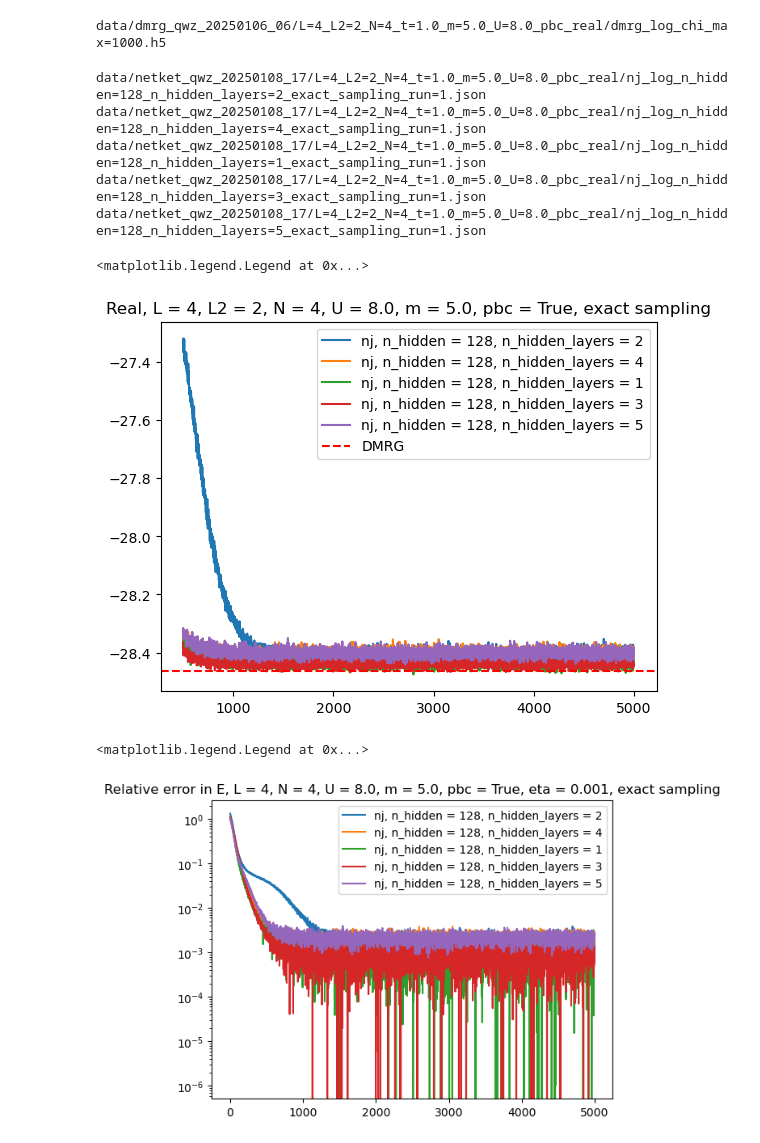
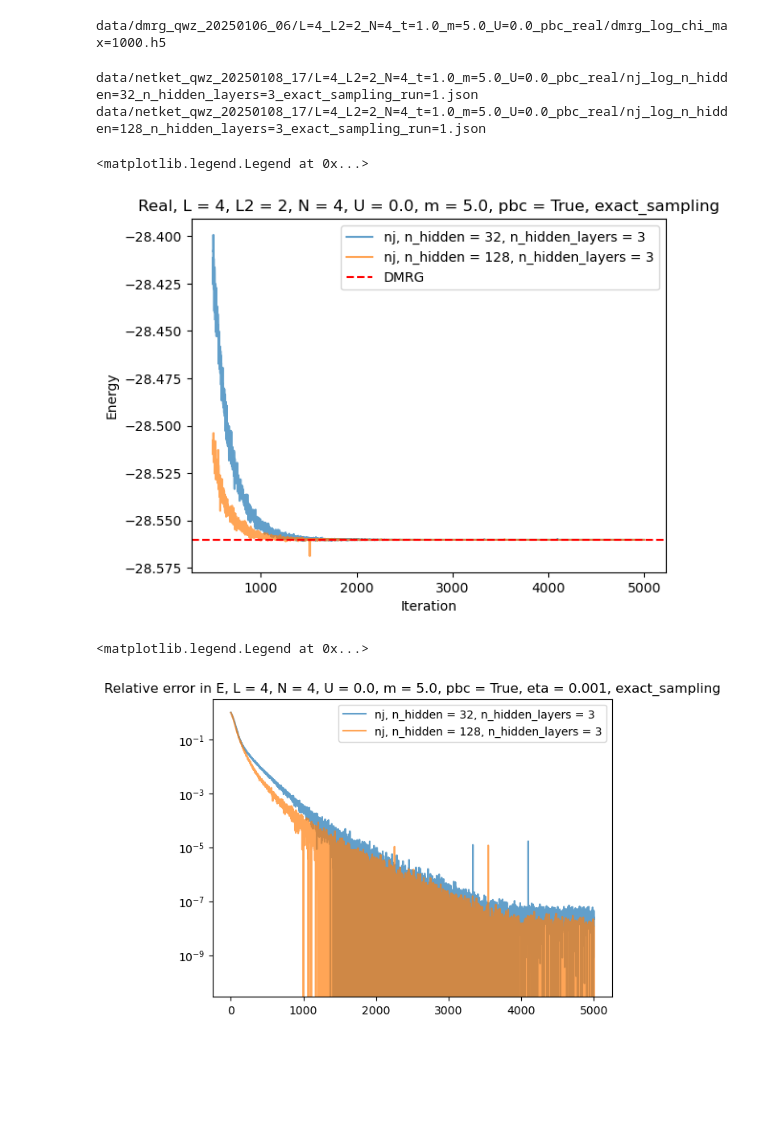
Before and after one commit to wttai004/machine_learning, a Jupyter notebook: netket_qwz/notebooks/qwz_results.ipynb, the cells around one changed output. Drawn from its saved outputs; the diff is of its cells as text; code cells hidden in the pictures; blank space fills up the shorter version.

Commit message:
added transparency and sorting in the qwz_results plots

```diff
--- a/netket_qwz/notebooks/qwz_results.ipynb
+++ b/netket_qwz/notebooks/qwz_results.ipynb
@@ -24,7 +24,8 @@ L = 4
 L2 = 2
 N = 4
 m = 5.0
-U = 8.0
+U = 0.0
+alpha = 0.7
 pbc = True
 query_dict_dmrg =  {"L": L, "L2": L2, "N": N, "t": 1.0, "U": U, "m": m, "pbc": pbc}
 date_dmrg = "20250106_06"#"20241217_07"
@@ -52,10 +53,11 @@ with open(database_path_dmrg, "r") as f:
                 data = hdf5_io.load_from_hdf5(f)
                 data_dmrg.append(data)
 # %% [output]
-data/dmrg_qwz_20250106_06/L=4_L2=2_N=4_t=1.0_m=5.0_U=8.0_pbc_real/dmrg_log_chi_max=1000.h5
+data/dmrg_qwz_20250106_06/L=4_L2=2_N=4_t=1.0_m=5.0_U=0.0_pbc_real/dmrg_log_chi_max=1000.h5
 # %%
 n_samples = 8192
-query_dict = {"L": L, "N": N, "t": 1.0, "U": U, "m": m, "pbc": pbc, "n_samples": n_samples, 'complex': False, 'exact_sampling': True, 'n_hidden': 128, 'model': 'nj'}
+query_dict = {"L": L, "N": N, "t": 1.0, "U": U, "m": m, "pbc": pbc, "n_samples": n_samples, 'complex': False, 'exact_sampling': True, 'n_hidden_layers': 3, 'model': 'nj'}
+#query_dict = {"L": L, "N": N, "t": 1.0, "U": U, "m": m, "pbc": pbc, "n_samples": n_samples, 'complex': False, 'exact_sampling': False, 'n_hidden': 128, 'model': 'nj'}
 #date_netket = "20241128_2048"
 BASE_PATH = Path(f"/home1/wttai/machine_learning/netket_qwz/")
 database_path = BASE_PATH / f"data/netket_qwz_{date_netket}/database.json"
@@ -78,37 +80,43 @@ with open(database_path, "r") as f:
             data = json.load(open(path))
             data_to_plot.append(data)
 
+data_to_plot.sort(key=lambda x: (x["metadata"]["n_hidden_layers"], x["metadata"]["n_hidden"]))
 
 start = 500
 end = -1
 for data in data_to_plot:
-    plt.plot(data['data']["Energy"]["iters"][start:end], data['data']["Energy"]['Mean']['real'][start:end], label=f"{data["metadata"]["model"]}, n_hidden = {data["metadata"]["n_hidden"]}, n_hidden_layers = {data["metadata"]["n_hidden_layers"]}")
+    plt.plot(data['data']["Energy"]["iters"][start:end],
+             data['data']["Energy"]['Mean']['real'][start:end],
+             label=f"{data["metadata"]["model"]}, n_hidden = {data["metadata"]["n_hidden"]}, n_hidden_layers = {data["metadata"]["n_hidden_layers"]}",
+             alpha = alpha)
 
 plt.axhline(y=data_dmrg[0]['data']['E0'], color='r', linestyle='--', label='DMRG')
-title = f"Real, L = {L}, L2 = {L2}, N = {N}, U = {U}, m = {m}, pbc = {query_dict['pbc']}, exact sampling"
+title = f"Real, L = {L}, L2 = {L2}, N = {N}, U = {U}, m = {m}, pbc = {query_dict['pbc']}, {"exact_sampling" if query_dict['exact_sampling'] else ("n_samples = " + str(query_dict['n_samples']))}"
 plt.title(title)
+plt.xlabel("Iteration")
+plt.ylabel("Energy")
 plt.legend()
 # %% [output]
-data/netket_qwz_20250108_17/L=4_L2=2_N=4_t=1.0_m=5.0_U=8.0_pbc_real/nj_log_n_hidden=128_n_hidden_layers=2_exact_sampling_run=1.json
-data/netket_qwz_20250108_17/L=4_L2=2_N=4_t=1.0_m=5.0_U=8.0_pbc_real/nj_log_n_hidden=128_n_hidden_layers=4_exact_sampling_run=1.json
-data/netket_qwz_20250108_17/L=4_L2=2_N=4_t=1.0_m=5.0_U=8.0_pbc_real/nj_log_n_hidden=128_n_hidden_layers=1_exact_sampling_run=1.json
-data/netket_qwz_20250108_17/L=4_L2=2_N=4_t=1.0_m=5.0_U=8.0_pbc_real/nj_log_n_hidden=128_n_hidden_layers=3_exact_sampling_run=1.json
-data/netket_qwz_20250108_17/L=4_L2=2_N=4_t=1.0_m=5.0_U=8.0_pbc_real/nj_log_n_hidden=128_n_hidden_layers=5_exact_sampling_run=1.json
+data/netket_qwz_20250108_17/L=4_L2=2_N=4_t=1.0_m=5.0_U=0.0_pbc_real/nj_log_n_hidden=32_n_hidden_layers=3_exact_sampling_run=1.json
+data/netket_qwz_20250108_17/L=4_L2=2_N=4_t=1.0_m=5.0_U=0.0_pbc_real/nj_log_n_hidden=128_n_hidden_layers=3_exact_sampling_run=1.json
 <matplotlib.legend.Legend at 0x...>
-[figure, old version]
+[figure, new version]
 # %%
 learning_rate = data_to_plot[0]['metadata']['learning_rate']
 
 dmrg_E0 = data_dmrg[0]['data']['E0']
 for data in data_to_plot:
-    plt.semilogy(data['data']["Energy"]["iters"], -(data['data']["Energy"]['Mean']['real']-dmrg_E0)/dmrg_E0, label=f"{data["metadata"]["model"]}, n_hidden = {data["metadata"]["n_hidden"]}, n_hidden_layers = {data["metadata"]["n_hidden_layers"]}")
+    plt.semilogy(data['data']["Energy"]["iters"],
+                 -(data['data']["Energy"]['Mean']['real']-dmrg_E0)/dmrg_E0,
+                 label=f"{data["metadata"]["model"]}, n_hidden = {data["metadata"]["n_hidden"]}, n_hidden_layers = {data["metadata"]["n_hidden_layers"]}",
+                 alpha = alpha)
 
-title = f"Relative error in E, L = {L}, N = {N}, U = {U}, m = {m}, pbc = {query_dict['pbc']}, eta = {learning_rate}, exact sampling"
+title = f"Relative error in E, L = {L}, N = {N}, U = {U}, m = {m}, pbc = {query_dict['pbc']}, eta = {learning_rate}, {"exact_sampling" if query_dict['exact_sampling'] else ("n_samples = " + str(query_dict['n_samples']))}"
 plt.title(title)
 plt.legend()
 # %% [output]
 <matplotlib.legend.Legend at 0x...>
-[figure, old version]
+[figure, new version]
 # %%
 n_corrs = L * L2
 
```
Also changed, not shown: parts of 2 cells of this notebook, 2 other files.
